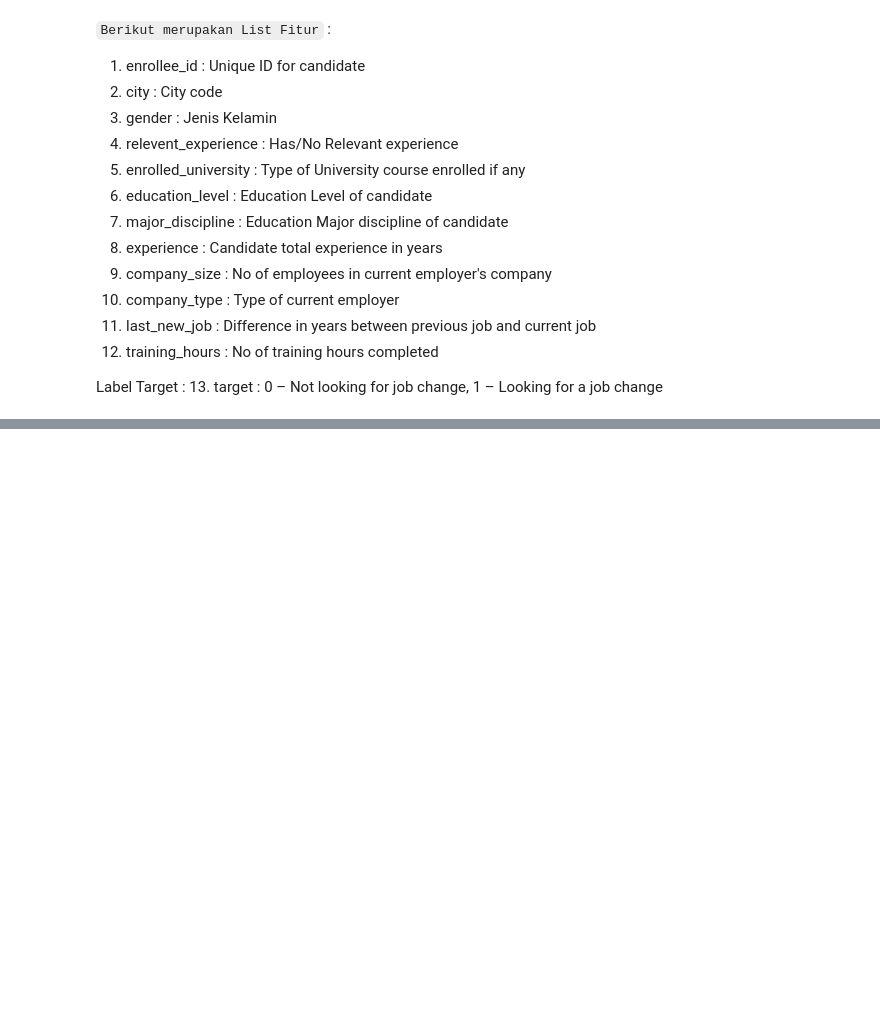
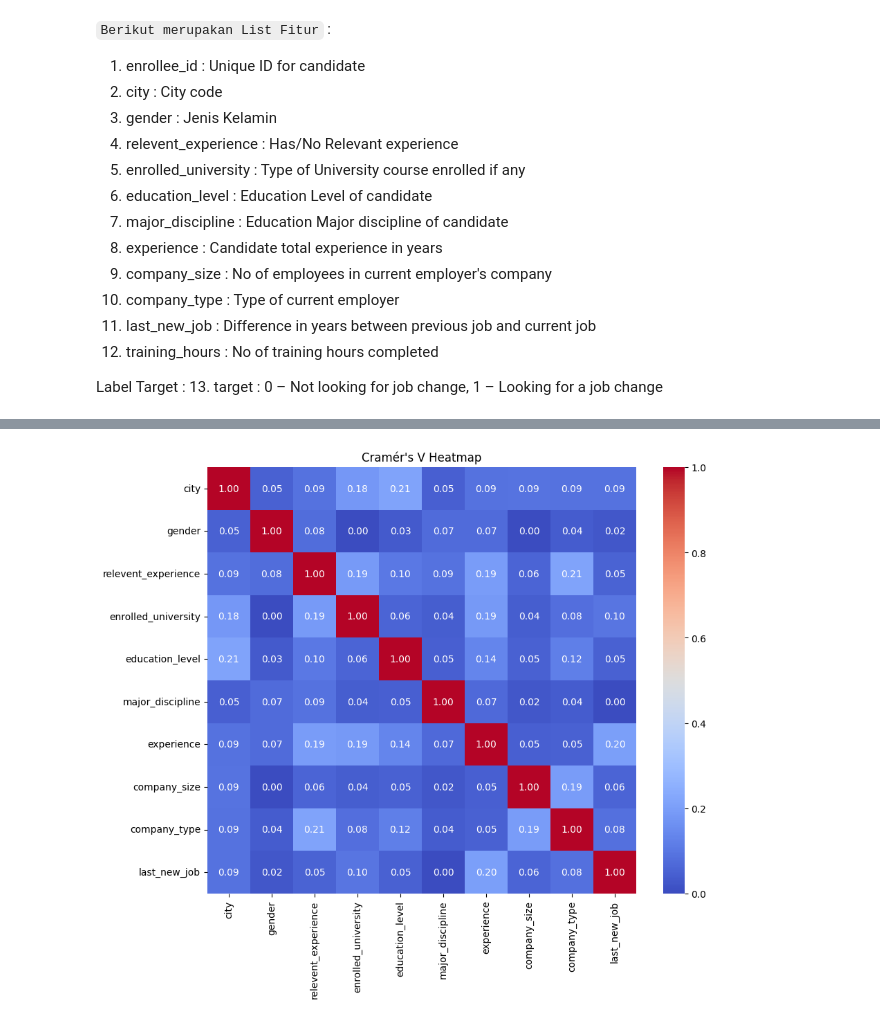
Before and after one commit to 4Kings-Rakamin/Stage0_Business_Understanding, a Jupyter notebook: EDA_Dataset_9/Part1_D9.ipynb, the cells around one changed output, grey strips where cells are left out. Saved outputs shown, nothing was run; the diff lists cells and outputs as text; code cells hidden in the pictures; blank space fills up the shorter version.

```diff
--- a/EDA_Dataset_9/Part1_D9.ipynb
+++ b/EDA_Dataset_9/Part1_D9.ipynb
@@ -62,0 +153,2 @@ Label Target :
+# %%
+df = df.dropna()
@@ -62,0 +173,13 @@ Label Target :
+# %%
+# uji chi square dan cramer's V untuk fitur kategorikal
+from scipy.stats import chi2_contingency
+
+# uji chi square untuk tahu ada hubungan atau tidak dengan target
+for col in categorical_features:
+    contingency_table = pd.crosstab(df[col], df['target'])
+    chi2, p, dof, ex = chi2_contingency(contingency_table)
+    print(f'Chi-square test for {col}: p-value = {p}')
+    if p < 0.05:
+        print(f'There is a significant association between {col} and target.')
+    else:
+        print(f'No significant association between {col} and target.')
@@ -62,0 +207,22 @@ Label Target :
+# %%
+# cramer's v heatmap untuk fitur kategorikal
+def cramers_v(x, y):
+    contingency_table = pd.crosstab(x, y)
+    chi2 = chi2_contingency(contingency_table)[0]
+    n = contingency_table.sum().sum()
+    phi2 = chi2 / n
+    r, k = contingency_table.shape
+    phi2corr = max(0, phi2 - ((k-1)*(r-1))/(n-1))
+    rcorr = r - ((r-1)**2)/(n-1)
+    kcorr = k - ((k-1)**2)/(n-1)
+    return np.sqrt(phi2corr / min((kcorr-1), (rcorr-1)))
+cramers_v_matrix = pd.DataFrame(index=categorical_features, columns=categorical_features)
+for col1 in categorical_features:
+    for col2 in categorical_features:
+        cramers_v_matrix.loc[col1, col2] = cramers_v(df[col1], df[col2])
+plt.figure(figsize=(10, 8))
+sns.heatmap(cramers_v_matrix.astype(float), annot=True, fmt=".2f", cmap='coolwarm', cbar=True)
+plt.title("Cramér's V Heatmap")
+plt.show()
+# %% [output]
+[figure, added]
```
Also changed, not shown: parts of 10 cells of this notebook.
